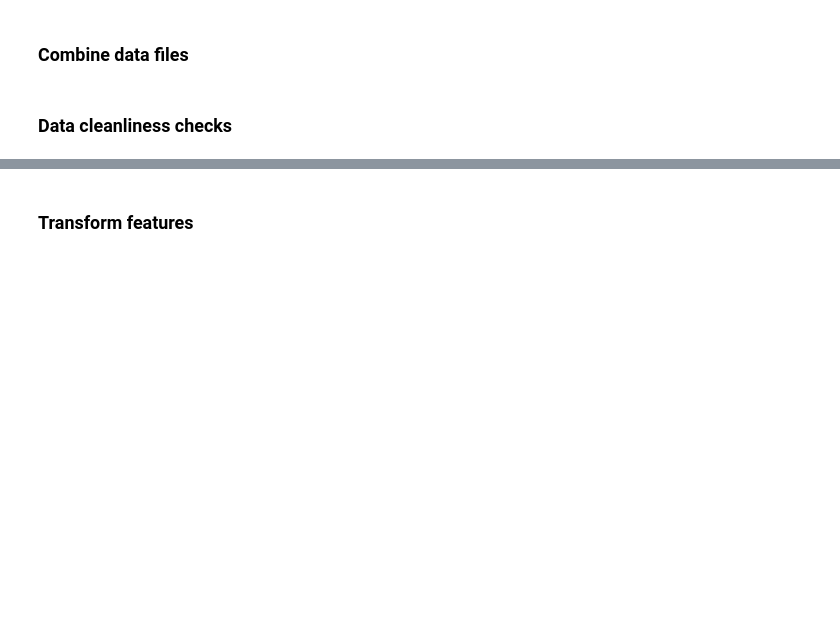
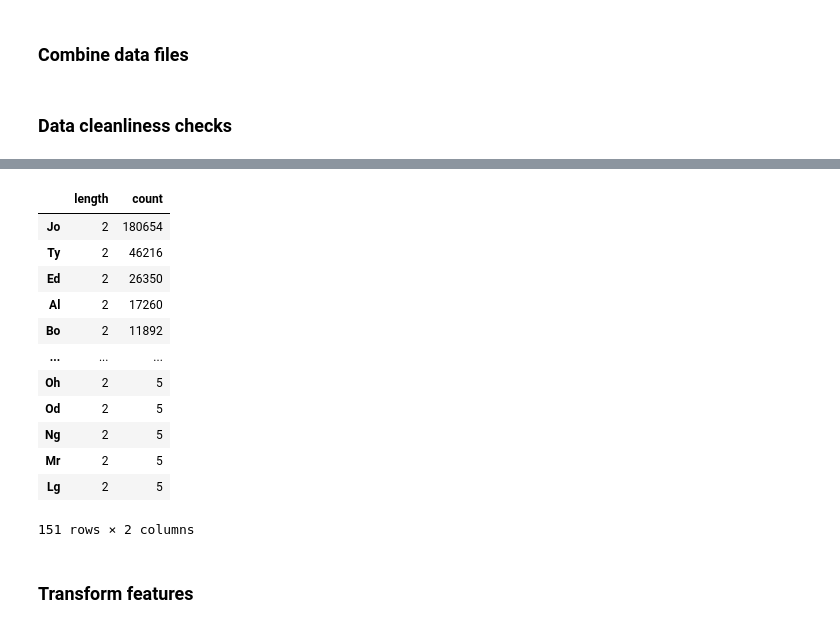
Before and after one commit to Puayny/baby_names_viz, a Jupyter notebook: eda.ipynb, the cells around one changed output, grey strips where cells are left out. Saved outputs shown, nothing was run; the diff lists cells and outputs as text; code cells hidden in the pictures; blank space fills up the shorter version.

```diff
--- a/eda.ipynb
+++ b/eda.ipynb
@@ -75,3 +145,20 @@ Earliest year: 1880, Latest year: 2019, Every year has data: True
+# %%
+# Length ranges from 2 to 15. Let's look through 2/3/14/15 letter names, and their counts
+names_stats.query("length==2").sort_values(by="count", ascending=False)
+# %% [output]
+|  | length | count |
+| Jo | 2 | 180654 |
+| Ty | 2 | 46216 |
+| Ed | 2 | 26350 |
+| Al | 2 | 17260 |
+| Bo | 2 | 11892 |
+| ... | ... | ... |
+| Oh | 2 | 5 |
+| Od | 2 | 5 |
+| Ng | 2 | 5 |
+| Mr | 2 | 5 |
+| Lg | 2 | 5 |
+151 rows × 2 columns
 # %% [markdown]
 ### Transform features
 # %%
```
Also changed, not shown: parts of 13 cells of this notebook.
